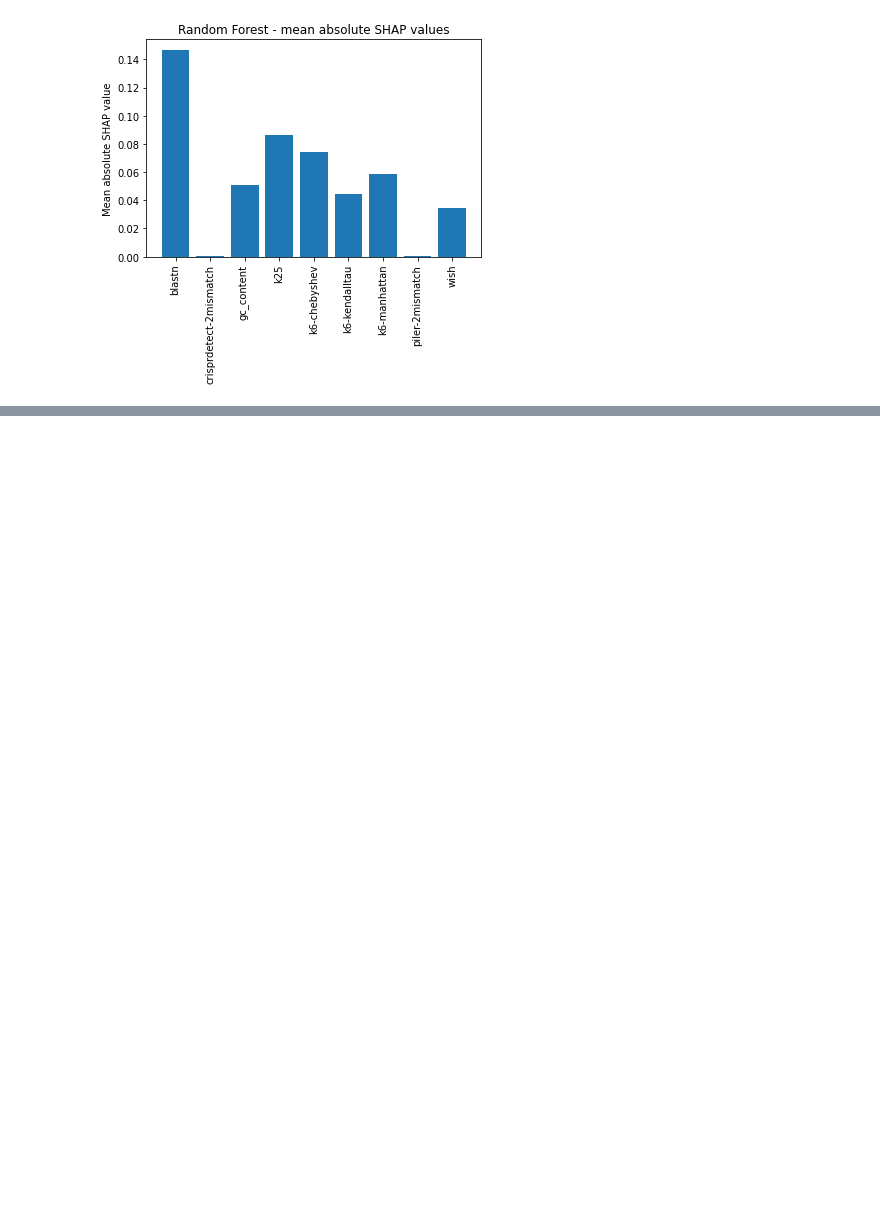
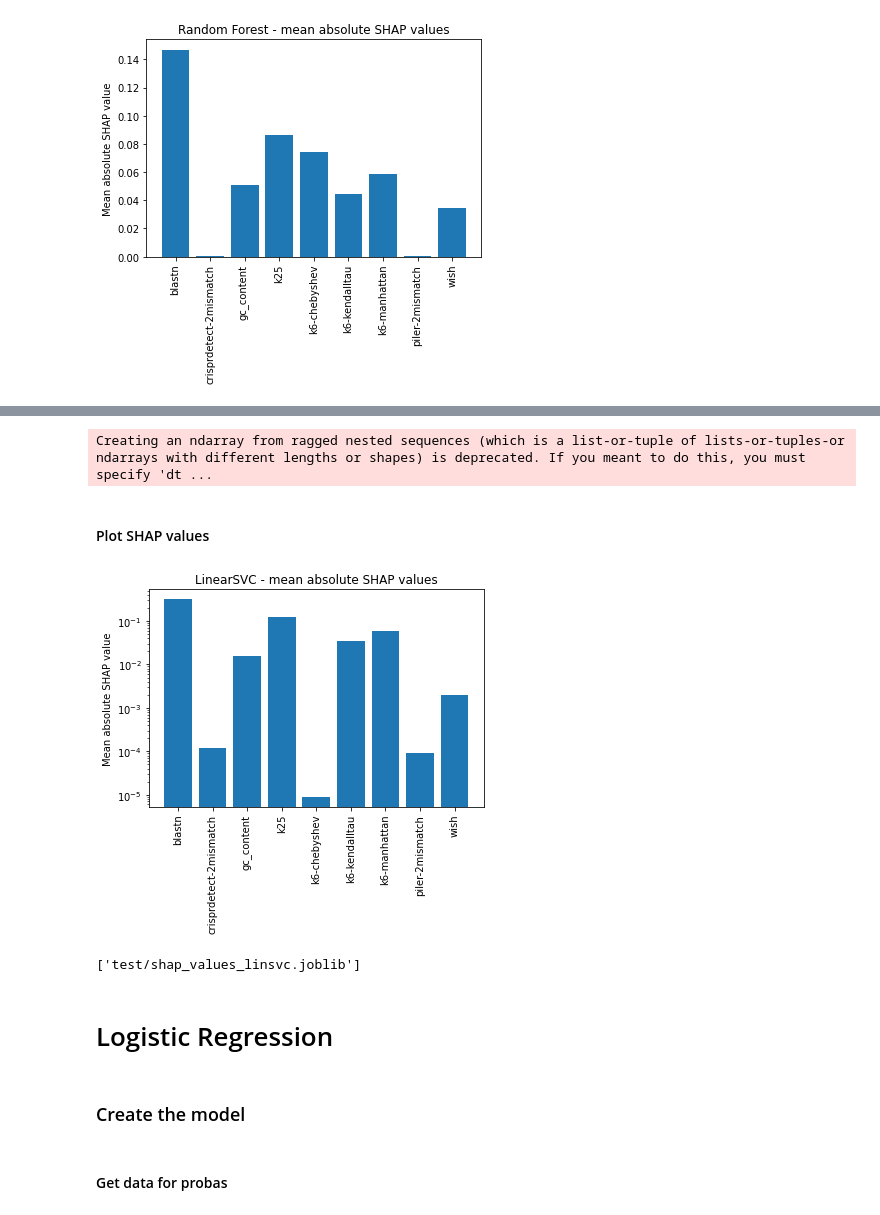
Before and after one commit to mikrzol/ML_bacteriophage_host_predicting, a Jupyter notebook: shap.ipynb, the cells around one changed output, grey strips where cells are left out. Drawn from its saved outputs; the diff is of its cells as text; code cells hidden in the pictures; blank space fills up the shorter version.

Commit message:
add lrc and linsvc shap calculations

```diff
--- a/shap.ipynb
+++ b/shap.ipynb
@@ -120,0 +135,19 @@ plot_mean_shap(X_learning, shap_vals)
+# %%
+X_learning = learning_df.drop(['virus', 'host','group', 'group_code', 'y'],axis=1)
+y_learning = learning_df['y']
+groups = learning_df['group_code'].to_numpy()
+# %%
+def get_shap_values(estimators: list, X_learn: pd.DataFrame):
+    vals = []
+    for i, est in enumerate(estimators):
+        X_test = X_learn[learning_df['group_code'] == i].values
+        explainer = shap.Explainer(est.predict, X_learn[learning_df['group_code'] != i].values)
+        vals.append(explainer(X_test))
+    vals = np.array(vals)
+    return vals
+# %%
+shap_vals = get_shap_values(results_svc['estimator'], X_learning)
+# %% [output]
+Creating an ndarray from ragged nested sequences (which is a list-or-tuple of lists-or-tuples-or ndarrays with different lengths or shapes) is deprecated. If you meant to do this, you must specify 'dt ...
+# %% [markdown]
+#### Plot SHAP values
@@ -120,0 +163,20 @@ plot_mean_shap(X_learning, shap_vals)
+# %%
+def plot_mean_shap(X_learn: pd.DataFrame, shap_values: list, name: str):
+    plt.bar(X_learn.columns, np.mean([np.absolute(val) for i in shap_values for val in i.values], axis=0))
+    plt.gca().set_yscale('log') # note the log scale
+    plt.xticks(rotation=90)
+    plt.ylabel('Mean absolute SHAP value')
+    plt.title(f'{name} - mean absolute SHAP values')
+# %%
+plot_mean_shap(X_learning, shap_vals, 'LinearSVC')
+# %% [output]
+[figure, added]
+# %%
+from joblib import dump
+dump(shap_vals, 'test/shap_values_linsvc.joblib')
+# %% [output]
+['test/shap_values_linsvc.joblib']
+# %% [markdown]
+# Logistic Regression
+# %% [markdown]
+### Create the model
@@ -120,0 +198,2 @@ plot_mean_shap(X_learning, shap_vals)
+# %% [markdown]
+#### Get data for probas
```
Also changed, not shown: parts of 26 cells of this notebook.
